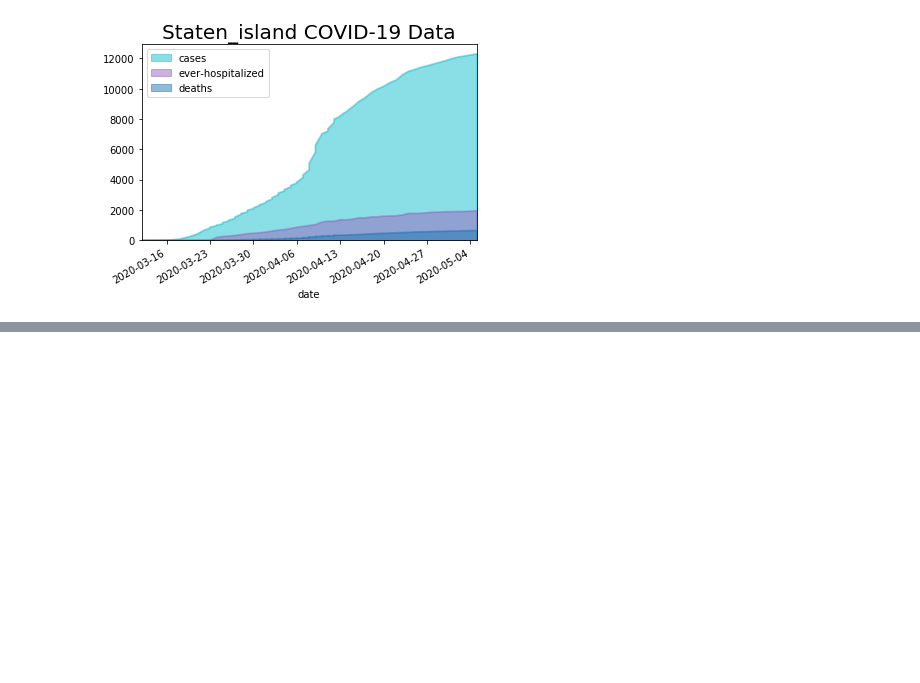
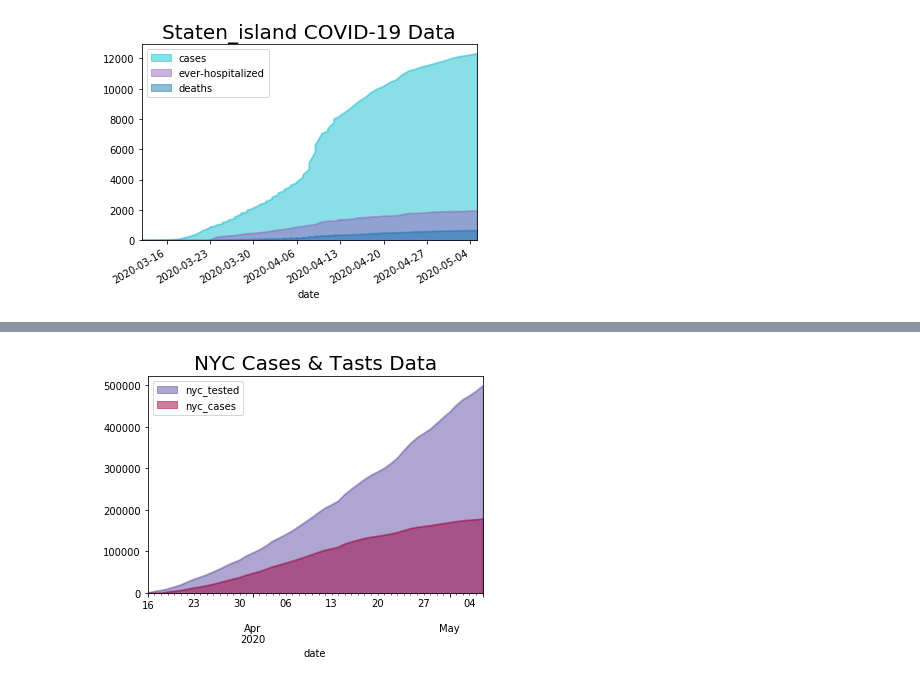
Before and after one commit to ArcZz/Nyc_Cov19_project, a Jupyter notebook: Part_1.ipynb, the cells around one changed output, grey strips where cells are left out. Saved outputs shown, nothing was run; the diff lists cells and outputs as text; code cells hidden in the pictures; blank space fills up the shorter version.

```diff
--- a/Part_1.ipynb
+++ b/Part_1.ipynb
@@ -257,0 +248,12 @@ nycTest.head(10)
+# %%
+df = nycTest
+df["date"] = df["date"].astype(np.str_)
+df["date"] = pd.to_datetime(df["date"])
+df=df.set_index("date")
+
+df[["nyc_tested","nyc_cases"]].plot.area(stacked = False,cmap = "Spectral_r")
+plt.title("NYC Cases & Tasts Data", fontsize = 20)
+plt.legend()
+plt.show()
+# %% [output]
+[figure, added]
```
Also changed, not shown: parts of 4 cells of this notebook.
